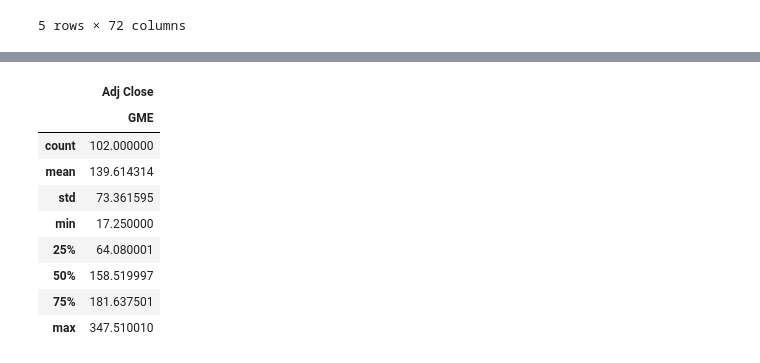
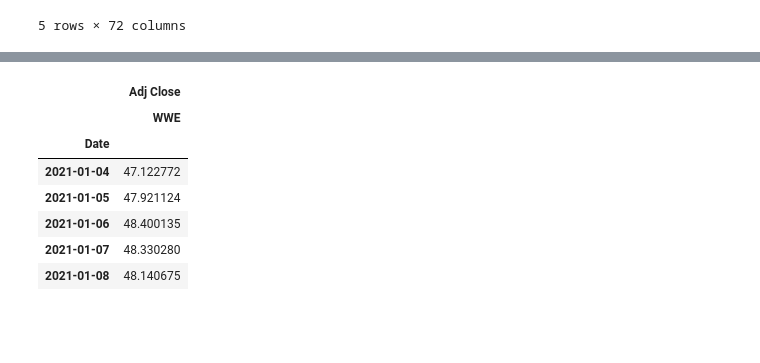
Before and after one commit to tiffanyharris711/callstreet-bets, a Jupyter notebook: CryptoETL.ipynb, the cells around one changed output, grey strips where cells are left out. Cells and saved outputs as stored; diff of their text form; code cells hidden in the pictures; blank space fills up the shorter version.

```diff
--- a/CryptoETL.ipynb
+++ b/CryptoETL.ipynb
@@ -94,13 +111,0 @@ GME_price_history = data.iloc[:, data.columns.get_level_values(1)=='GME']
-# %%
-GME_price_history.describe()
-# %% [output]
-|  | Adj Close |
-|  | GME |
-| count | 102.000000 |
-| mean | 139.614314 |
-| std | 73.361595 |
-| min | 17.250000 |
-| 25% | 64.080001 |
-| 50% | 158.519997 |
-| 75% | 181.637501 |
-| max | 347.510010 |
@@ -106,0 +124,21 @@ GME_price_history.describe()
+# %%
+GME_price_history.head()
+AMC_price_history.head()
+BB_price_history.head()
+CLF_price_history.head()
+CLNE_price_history.head()
+FORD_price_history.head()
+PLTR_price_history.head()
+RKT_price_history.head()
+SENS_price_history.head()
+WKHS_price_history.head()
+WWE_price_history.head()
+# %% [output]
+|  | Adj Close |
+|  | WWE |
+| Date |  |
+| 2021-01-04 | 47.122772 |
+| 2021-01-05 | 47.921124 |
+| 2021-01-06 | 48.400135 |
+| 2021-01-07 | 48.330280 |
+| 2021-01-08 | 48.140675 |
```
Also changed, not shown: parts of 5 cells of this notebook.
